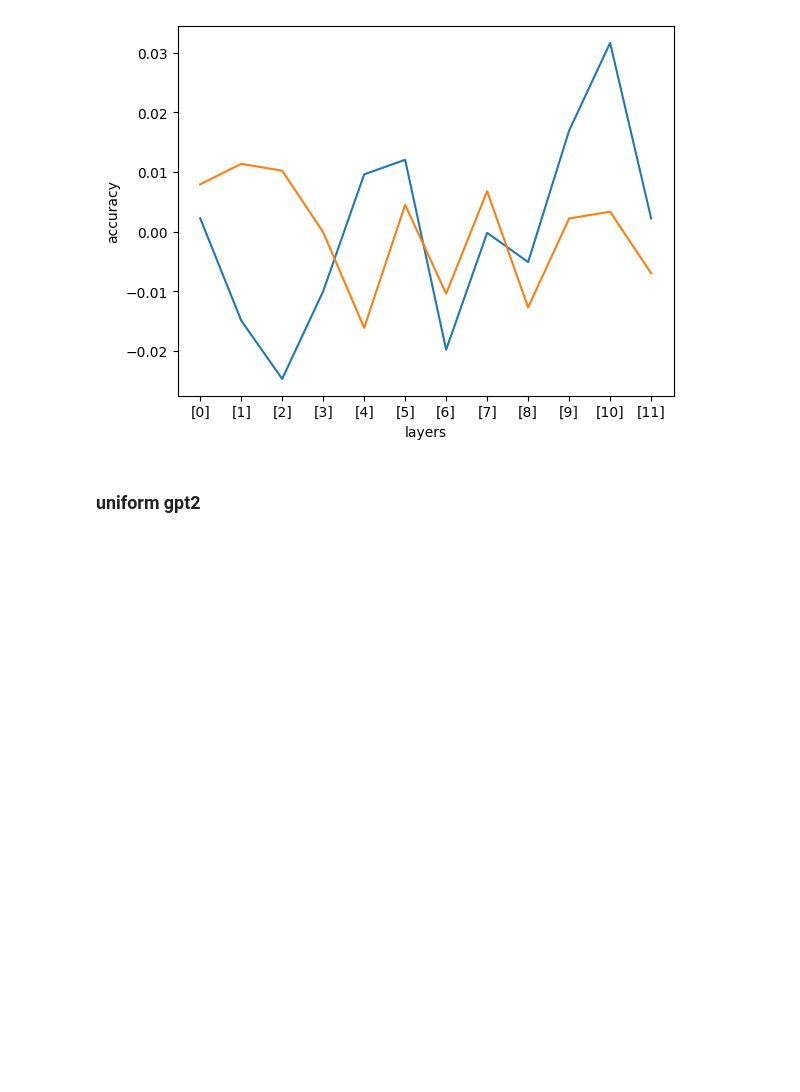
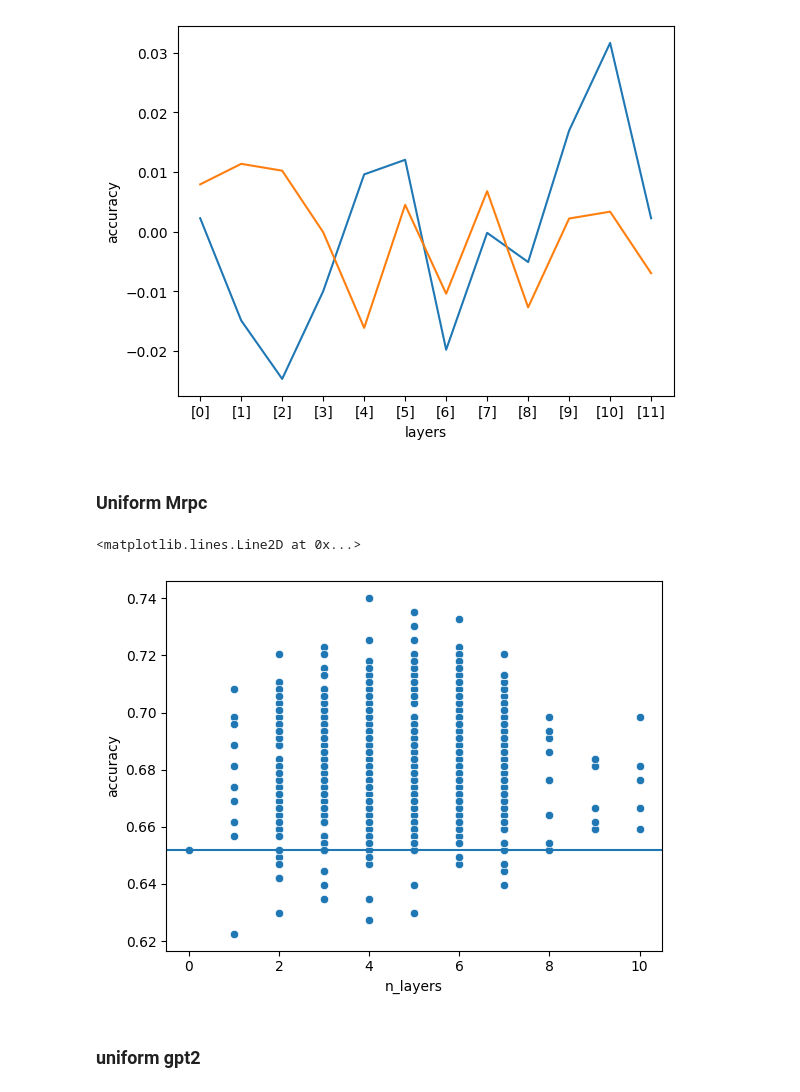
Before and after one commit to JetBrains-Research/effective-inference, a Jupyter notebook: notebooks/Metricks_visualisation.ipynb, the cells around one changed output. Drawn from its saved outputs; the diff is of its cells as text; code cells hidden in the pictures; blank space fills up the shorter version.

```diff
--- a/notebooks/Metricks_visualisation.ipynb
+++ b/notebooks/Metricks_visualisation.ipynb
@@ -135,7 +152,7 @@ plt.axhline(list(data[data['n_layers']==0]['accuracy'])[0])
 # %% [markdown]
 ### window mrps
 # %%
-window_mrpc = pd.read_csv(f'data/bert/baseline_window_mrpc.csv', index_col = [0])
+window_mrpc = pd.read_csv(f'data/bert/baseline_window_mrpc.csv', index_col = [0]).drop_duplicates()
 window_mrpc['n_layers'] = window_mrpc['layers'].apply(lambda x: x.count(',') + 1)
 window_mrpc = window_mrpc.reset_index(drop = True)
 window_mrpc['n_layers'][window_mrpc[window_mrpc['layers'] == '[]'].index[0]] = 0
@@ -185,6 +202,15 @@ See the caveats in the documentation: https://pandas.pydata.org/pandas-docs/stab
   data2['accuracy'] =data2['accuracy'] -data2['accuracy'].mean()
 <Axes: xlabel='layers', ylabel='accuracy'>
 [figure]
+# %% [markdown]
+### Uniform Mrpc
+# %%
+uniform_mrpc = pd.read_csv(f'data/bert/baseline_mrpc_uniform_data.csv', index_col = [0]).drop_duplicates()
+sns.scatterplot(x='n_layers', y='accuracy', data=uniform_mrpc)
+plt.axhline(list(window_mrpc[window_mrpc['n_layers']==0]['accuracy'])[0])
+# %% [output]
+<matplotlib.lines.Line2D at 0x...>
+[figure, added]
 # %% [markdown]
 ### uniform gpt2
 # %%
```
Also changed, not shown: parts of 6 cells of this notebook, 2 other files.
